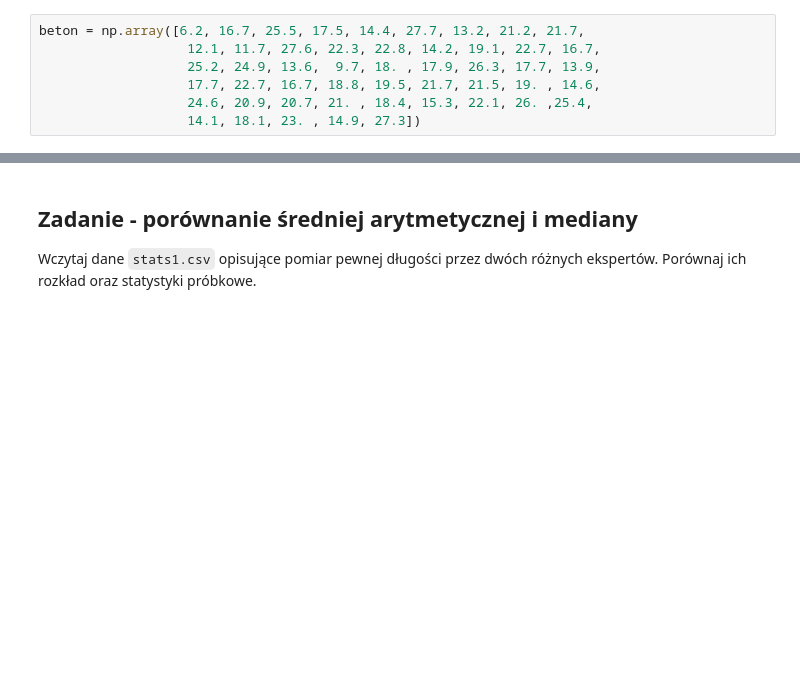
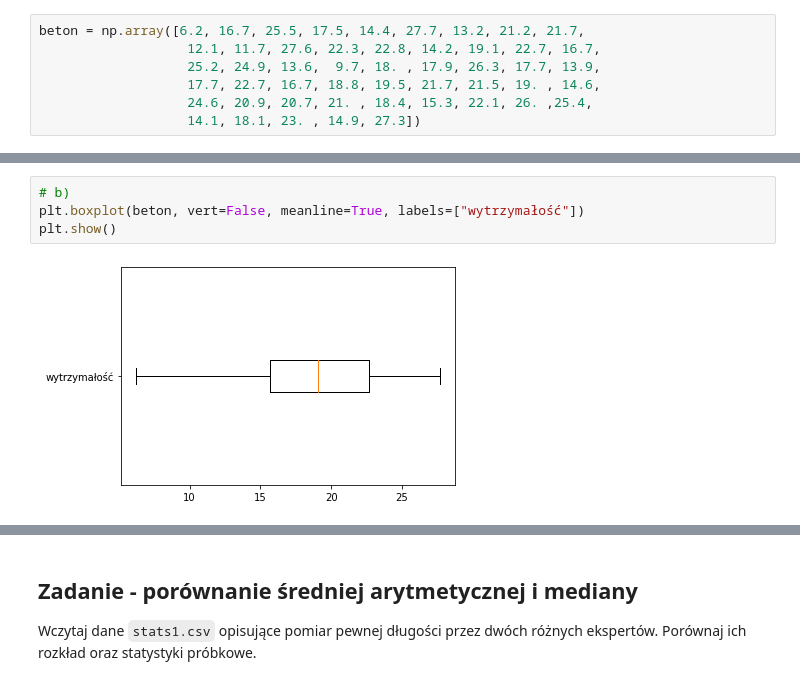
Before and after one commit to mdabrowski-phd/ds250223_stat, a Jupyter notebook: 01_statystyka_opisowa/01_statystyki_opisowe.ipynb, the cells around one changed output, grey strips where cells are left out. Cells and saved outputs as stored; diff of their text form; blank space fills up the shorter version.

```diff
--- a/01_statystyka_opisowa/01_statystyki_opisowe.ipynb
+++ b/01_statystyka_opisowa/01_statystyki_opisowe.ipynb
@@ -59,0 +119,6 @@ beton = np.array([6.2, 16.7, 25.5, 17.5, 14.4, 27.7, 13.2, 21.2, 21.7,
+# %%
+# b)
+plt.boxplot(beton, vert=False, meanline=True, labels=["wytrzymałość"])
+plt.show()
+# %% [output]
+[figure, added]
```
Also changed, not shown: parts of 42 cells of this notebook, 1 other file.
